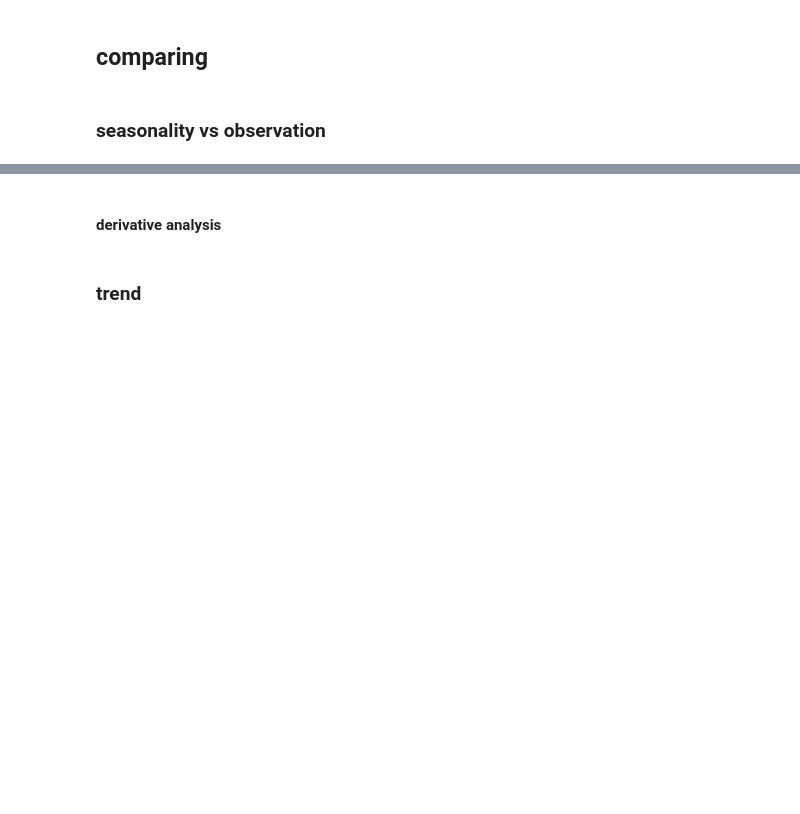
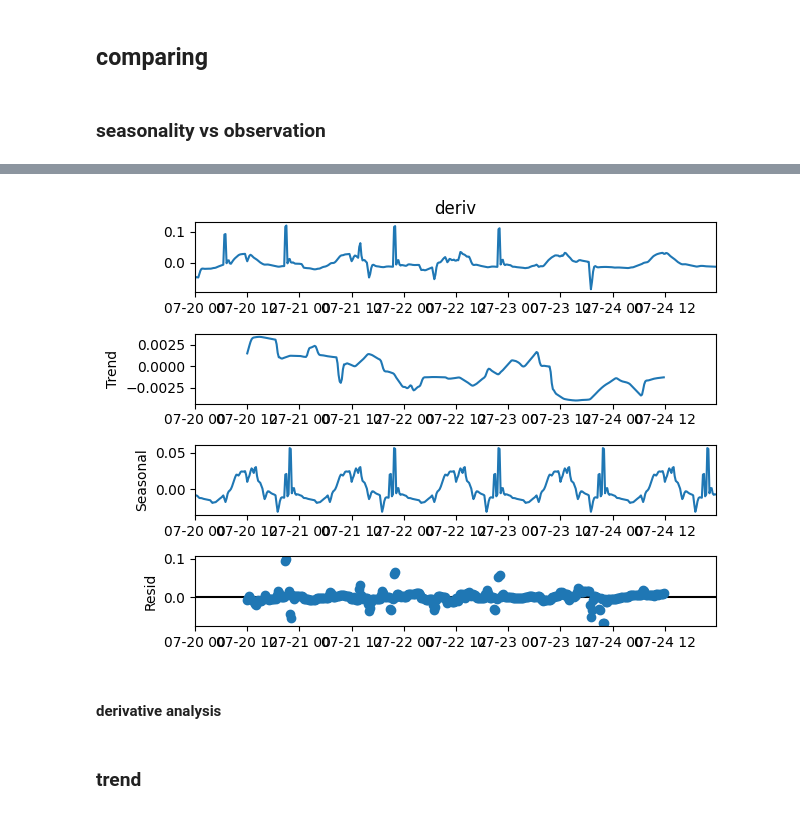
Before and after one commit to juliet29/buildingEnergyModels, a Jupyter notebook: notebooks/230308_reg.ipynb, the cells around one changed output, grey strips where cells are left out. Saved outputs shown, nothing was run; the diff lists cells and outputs as text; code cells hidden in the pictures; blank space fills up the shorter version.

```diff
--- a/notebooks/230308_reg.ipynb
+++ b/notebooks/230308_reg.ipynb
@@ -163,3 +222,10 @@ fig.add_trace(go.Scatter(
+# %%
+# try another stl decomposituin
+deriv_norm = normalize(deriv.values)
+results = seasonal_decompose(deriv,model='additive', period=period)
+results.plot();
+# %% [output]
+[figure, added]
 # %% [markdown]
 #### derivative analysis
 # %%
```
Also changed, not shown: parts of 11 cells of this notebook.
